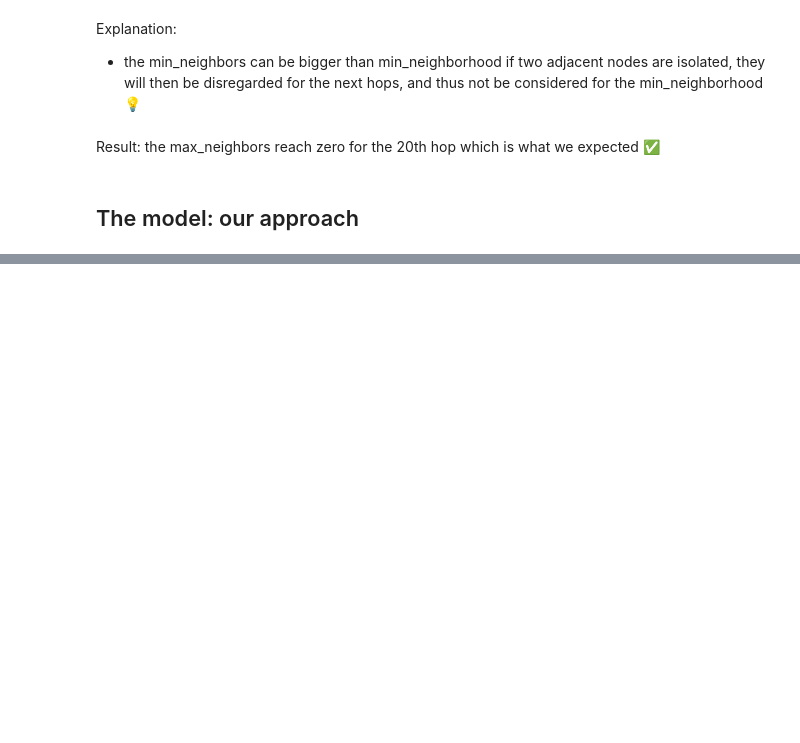
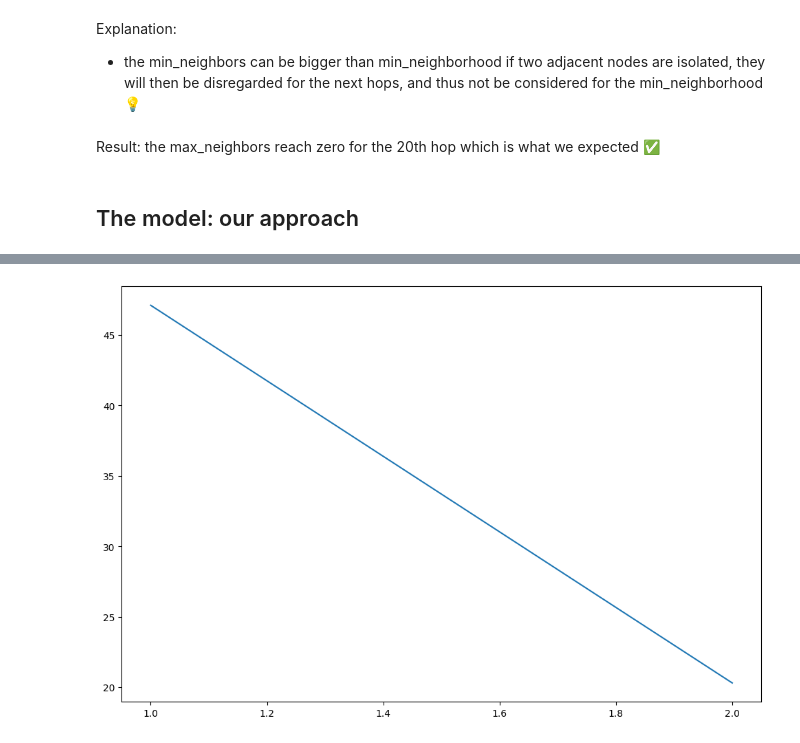
Before and after one commit to achrafash/gnn-receptive-fields, a Jupyter notebook: 01_experiment.ipynb, the cells around one changed output, grey strips where cells are left out. Drawn from its saved outputs; the diff is of its cells as text; code cells hidden in the pictures; blank space fills up the shorter version.

```diff
--- a/01_experiment.ipynb
+++ b/01_experiment.ipynb
@@ -372,7 +423,7 @@ def run(data: type(G), model: torch.nn.Module,
 
         for epoch in range(1, epochs+1):
             train_loss = train(model, optimizer, data)
-            train_losses.append(train_loss)
+            train_losses.append(train_loss.item())
             eval_info = evaluate(model, data)
             eval_info['epoch'] = epoch
 
@@ -413,39 +464,27 @@ device = torch.device('cuda' if torch.cuda.is_available() else 'cpu')
 dropout=0.5
 model = torch_geometric.nn.Sequential("x, edge_index, direct_neighbors, neighborhood",[
     # first hop
-    (GCNConv(in_channels=cora_dataset.num_features, out_channels=64), "x, edge_index -> x"),
-    (torch.nn.ReLU(), "x -> x"),
-    (torch.nn.Dropout(p=dropout), "x -> x"),
+    (HopGCNConv(num_features=cora_dataset.num_features, in_channels=cora_dataset.num_features, out_channels=64), "x, x, edge_index -> h"),
+    (torch.nn.ReLU(), "h -> h"),
+    (torch.nn.Dropout(p=dropout), "h -> h"),
     (get_next_hop_neighbors, "edge_index, direct_neighbors, neighborhood -> edge_index, neighborhood"),
 
     # second hop
-    (GCNConv(in_channels=64, out_channels=64), "x, edge_index -> x"),
-    (torch.nn.ReLU(), "x -> x"),
-    (torch.nn.Dropout(p=dropout), "x -> x"),
+    (HopGCNConv(num_features=cora_dataset.num_features, in_channels=64, out_channels=64), "x, h, edge_index -> h"),
+    (torch.nn.ReLU(), "h -> h"),
+    (torch.nn.Dropout(p=dropout), "h -> h"),
     (get_next_hop_neighbors, "edge_index, direct_neighbors, neighborhood -> edge_index, neighborhood"),
 
     # third hop
-    (GCNConv(in_channels=64, out_channels=64), "x, edge_index -> x"),
-    (torch.nn.ReLU(), "x -> x"),
-    (torch.nn.Dropout(p=dropout), "x -> x"),
+    (HopGCNConv(num_features=cora_dataset.num_features, in_channels=64, out_channels=64), "x, h, edge_index -> h"),
+    (torch.nn.ReLU(), "h -> h"),
+    (torch.nn.Dropout(p=dropout), "h -> h"),
     (get_next_hop_neighbors, "edge_index, direct_neighbors, neighborhood -> edge_index, neighborhood"),
 
-    # # fourth hop
-    # (GCNConv(in_channels=64, out_channels=64), "x, edge_index -> x"),
-    # (torch.nn.ReLU(), "x -> x"),
-    # (torch.nn.Dropout(p=dropout), "x -> x"),
-    # (get_next_hop_neighbors, "edge_index, direct_neighbors, neighborhood -> edge_index, neighborhood"),
+    # final layer
+    (HopGCNConv(num_features=cora_dataset.num_features, in_channels=64, out_channels=cora_dataset.num_classes), "x, h, edge_index -> h"),
 
-    # # fifth hop
-    # (GCNConv(in_channels=64, out_channels=64), "x, edge_index -> x"),
-    # (torch.nn.ReLU(), "x -> x"),
-    # (torch.nn.Dropout(p=dropout), "x -> x"),
-    # (get_next_hop_neighbors, "edge_index, direct_neighbors, neighborhood -> edge_index, neighborhood"),
-
-    # final layer
-    (GCNConv(in_channels=64, out_channels=cora_dataset.num_classes), "x, edge_index -> x"),
-
-    (torch.nn.LogSoftmax(dim=1), "x -> x")
+    (torch.nn.LogSoftmax(dim=1), "h -> h")
 ])
 
 model.reset_parameters()
@@ -456,6 +495,6 @@ count_parameters(model)
 # %%
 run(data=G, model=model,
-    runs=1, epochs=200,
+    runs=1, epochs=2,
     lr=0.01, weight_decay=0.0005,
     early_stopping=0)
 # %% [output]
@@ -482,3 +502,4 @@ Epoch: [200 / 200] | Loss: 0.6332137584686279
+[figure, added]
 # %%
 evaluate(model, G)
 # %% [output]
```
Also changed, not shown: parts of 5 cells of this notebook.
